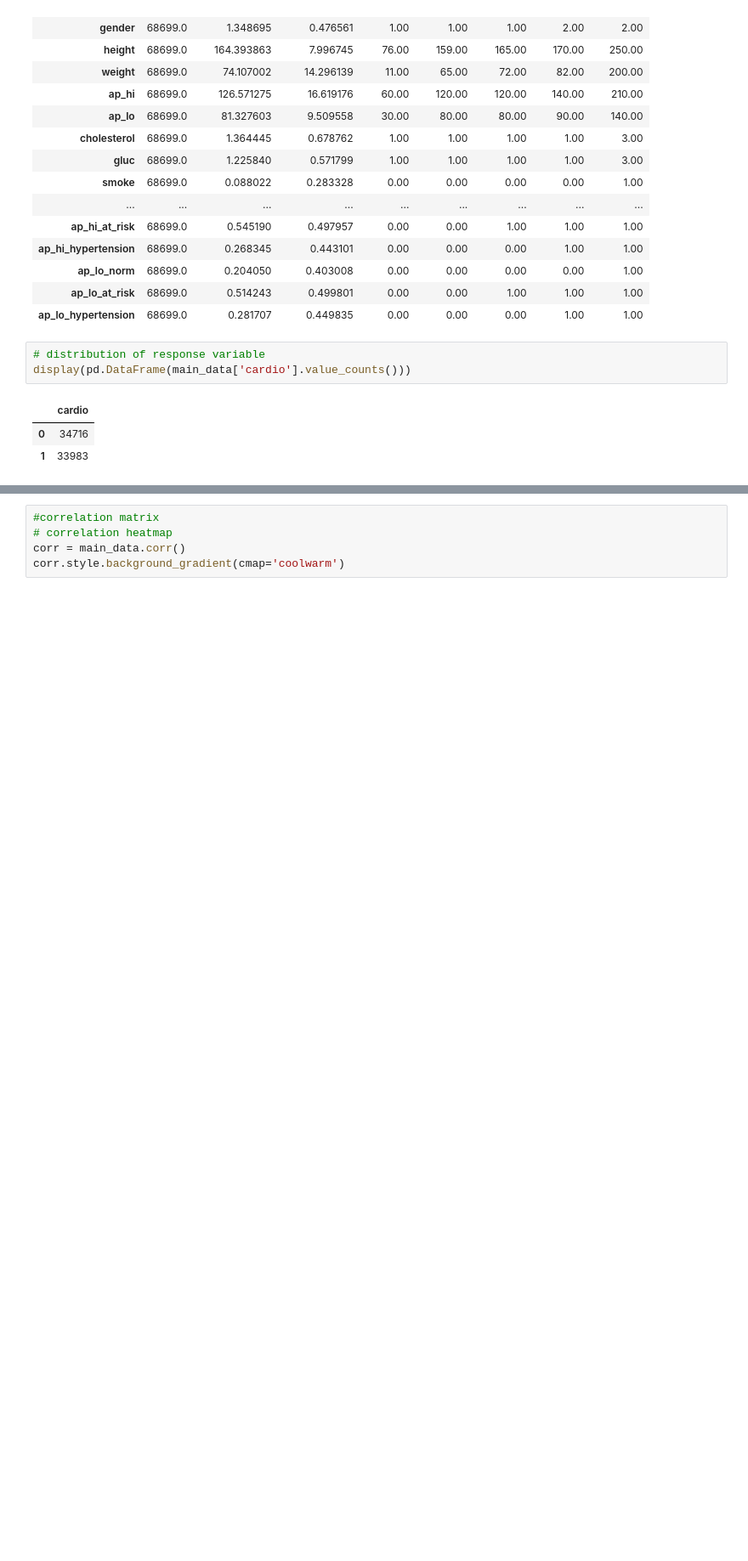
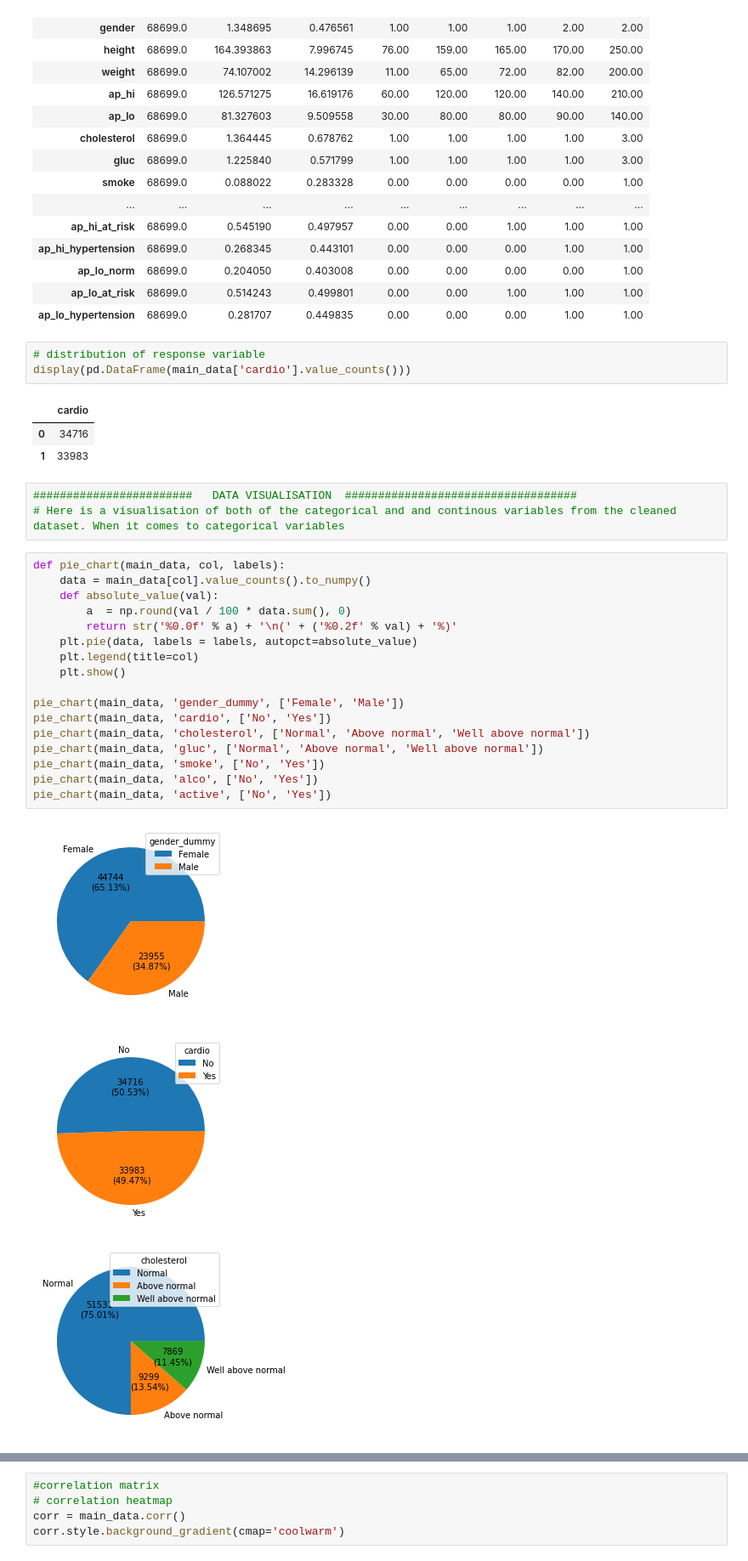
Before and after one commit to GregoryDzej/Big-Data-Python-task, a Jupyter notebook: Big_data_Cardio_.ipynb, the cells around one changed output, grey strips where cells are left out. Shown at 85% size. Drawn from its saved outputs; the diff is of its cells as text; blank space fills up the shorter version.

```diff
--- a/Big_data_Cardio_.ipynb
+++ b/Big_data_Cardio_.ipynb
@@ -270,3 +267,27 @@ display(pd.DataFrame(main_data['cardio'].value_counts()))
 |  | cardio |
 | 0 | 34716 |
 | 1 | 33983 |
+# %%
+########################   DATA VISUALISATION  ###################################
+# Here is a visualisation of both of the categorical and and continous variables from the cleaned dataset. When it comes to categorical variables
+# %%
+def pie_chart(main_data, col, labels):
+    data = main_data[col].value_counts().to_numpy()
+    def absolute_value(val):
+        a  = np.round(val / 100 * data.sum(), 0)
+        return str('%0.0f' % a) + '\n(' + ('%0.2f' % val) + '%)'
+    plt.pie(data, labels = labels, autopct=absolute_value)
+    plt.legend(title=col)
+    plt.show()
+
+pie_chart(main_data, 'gender_dummy', ['Female', 'Male'])
+pie_chart(main_data, 'cardio', ['No', 'Yes'])
+pie_chart(main_data, 'cholesterol', ['Normal', 'Above normal', 'Well above normal'])
+pie_chart(main_data, 'gluc', ['Normal', 'Above normal', 'Well above normal'])
+pie_chart(main_data, 'smoke', ['No', 'Yes'])
+pie_chart(main_data, 'alco', ['No', 'Yes'])
+pie_chart(main_data, 'active', ['No', 'Yes'])
+# %% [output]
+[figure, added]
+[figure, added]
+[figure, added]
```
Also changed, not shown: parts of 9 cells of this notebook.
